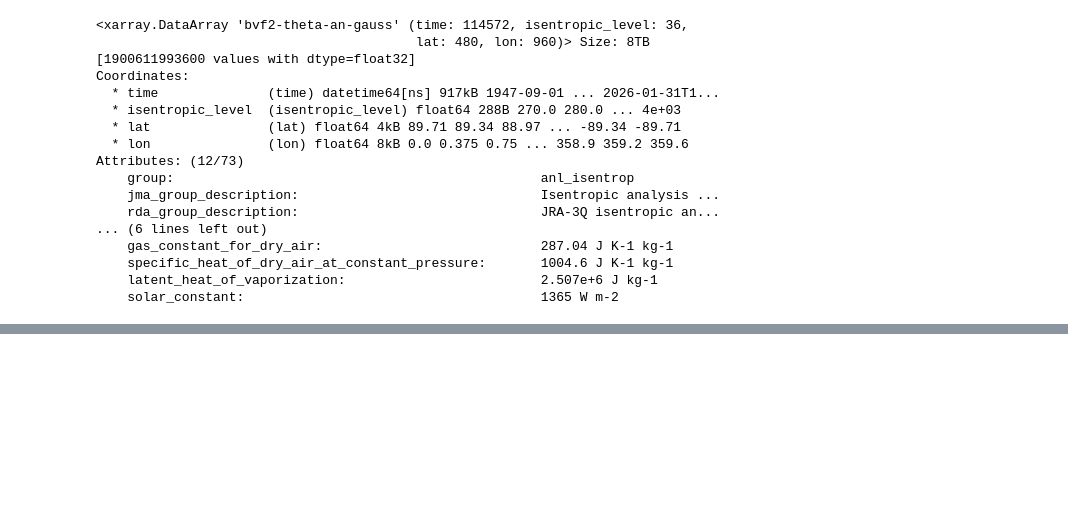
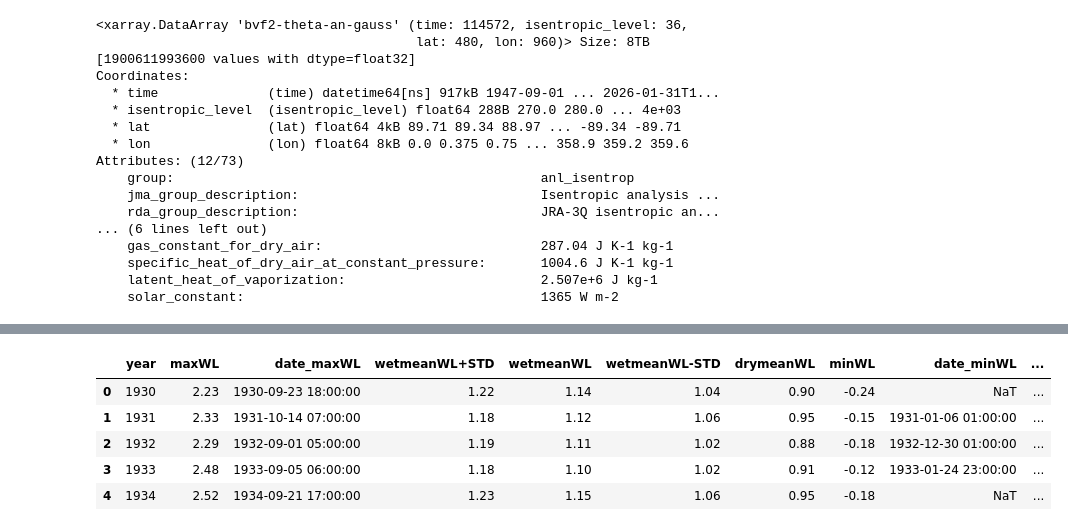
Before and after one commit to foozdemiroglu-gif/MP411-Tokyo, a Jupyter notebook: Hydraulic_analysis.ipynb, the cells around one changed output, grey strips where cells are left out. Cells and saved outputs as stored; diff of their text form; code cells hidden in the pictures; blank space fills up the shorter version.

```diff
--- a/Hydraulic_analysis.ipynb
+++ b/Hydraulic_analysis.ipynb
@@ -83,8 +91,8 @@ sumida_up = pd.read_csv(
 # %%
-# Read and process hydraulic data for Sumida River (upstream)
+# Read and process hydraulic data for Sumida River (downstream)
 from io import StringIO
 
-with open("iwabuchi_WL_sumida.dat", "r", encoding="cp932", errors="replace") as f:
+with open("reiganjima_WL_sumida.dat", "r", encoding="cp932", errors="replace") as f:
     lines = f.readlines()
 
 valid_lines = []
@@ -95,15 +103,35 @@ for line in lines:
     if s[:4].isdigit() and "," in s:
         valid_lines.append(s)
 
-data_sumida_up = "\n".join(valid_lines)
+data_sumida_down = "\n".join(valid_lines)
 
-sumida_up = pd.read_csv(
-    StringIO(data_sumida_up),
+sumida_down = pd.read_csv(
+    StringIO(data_sumida_down),
     sep=",",
     header=None,
     engine="python",
     on_bad_lines="skip",
     na_values=["-9999.00", "$", "-", "", "0.00"])
+
+# Select relevant columns and rename
+sumida_down = sumida_down[[0, 1, 3, 4, 6, 8, 10, 12, 14, 15]]
+sumida_down.columns = ['year', 'maxWL', 'date_maxWL', 'wetmeanWL+STD', 'wetmeanWL',
+                       'wetmeanWL-STD', 'drymeanWL', 'minWL', 'date_minWL','meanWL']
+
+# Clean and convert date columns to datetime format
+sumida_down['date_maxWL'] = (sumida_down['date_maxWL'].astype(str)
+    .str.replace("年", "", regex=False).str.replace("月", "/", regex=False)
+    .str.replace("日", "", regex=False).str.replace(r"\s+", " ", regex=True).str.strip())
+
+sumida_down['date_maxWL'] = pd.to_datetime(sumida_down['year'].astype(str) + "/" + sumida_down['date_maxWL'],
+    format="%Y/%m/%d %H:%M",errors="coerce")
+
+sumida_down['date_minWL'] = (sumida_down['date_minWL'].astype(str)
+    .str.replace("年", "", regex=False).str.replace("月", "/", regex=False)
+    .str.replace("日", "", regex=False).str.replace(r"\s+", " ", regex=True).str.strip())
+
+sumida_down['date_minWL'] = pd.to_datetime(sumida_down['year'].astype(str) + "/" + sumida_down['date_minWL'],
+    format="%Y/%m/%d %H:%M",errors="coerce")
 # %%
 # Read and process hydraulic data for Arakawa River (upstream)
 from io import StringIO
@@ -178,0 +277,9 @@ arakawa_down = pd.read_csv(
+# %%
+sumida_down.head()
+# %% [output]
+|  | year | maxWL | date_maxWL | wetmeanWL+STD | wetmeanWL | wetmeanWL-STD | drymeanWL | minWL | date_minWL | ... |
+| 0 | 1930 | 2.23 | 1930-09-23 18:00:00 | 1.22 | 1.14 | 1.04 | 0.90 | -0.24 | NaT | ... |
+| 1 | 1931 | 2.33 | 1931-10-14 07:00:00 | 1.18 | 1.12 | 1.06 | 0.95 | -0.15 | 1931-01-06 01:00:00 | ... |
+| 2 | 1932 | 2.29 | 1932-09-01 05:00:00 | 1.19 | 1.11 | 1.02 | 0.88 | -0.18 | 1932-12-30 01:00:00 | ... |
+| 3 | 1933 | 2.48 | 1933-09-05 06:00:00 | 1.18 | 1.10 | 1.02 | 0.91 | -0.12 | 1933-01-24 23:00:00 | ... |
+| 4 | 1934 | 2.52 | 1934-09-21 17:00:00 | 1.23 | 1.15 | 1.06 | 0.95 | -0.18 | NaT | ... |
```
Also changed, not shown: parts of 9 cells of this notebook.
